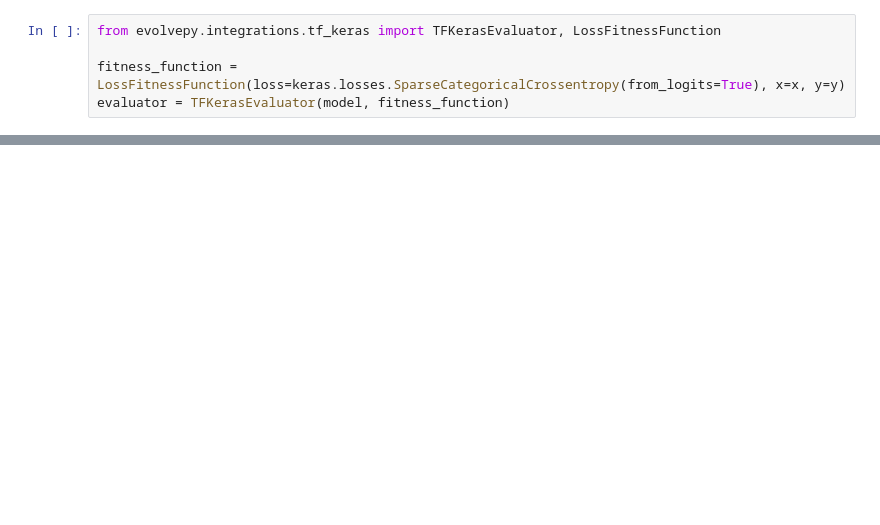
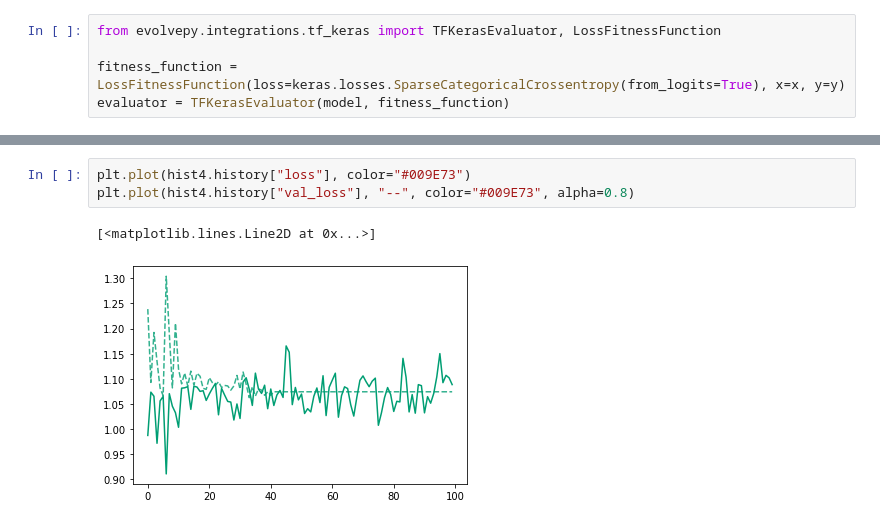
Before and after one commit to EltonCN/evolvepy, a Jupyter notebook: devel/keras_tests.ipynb, the cells around one changed output, grey strips where cells are left out. Drawn from its saved outputs; the diff is of its cells as text; blank space fills up the shorter version.

```diff
--- a/devel/keras_tests.ipynb
+++ b/devel/keras_tests.ipynb
@@ -227,0 +219,6 @@ model.copy
+# %%
+plt.plot(hist4.history["loss"], color="#009E73")
+plt.plot(hist4.history["val_loss"], "--", color="#009E73", alpha=0.8)
+# %% [output]
+[<matplotlib.lines.Line2D at 0x...>]
+[figure, added]
```
Also changed, not shown: parts of 51 cells of this notebook, 4 other files.
